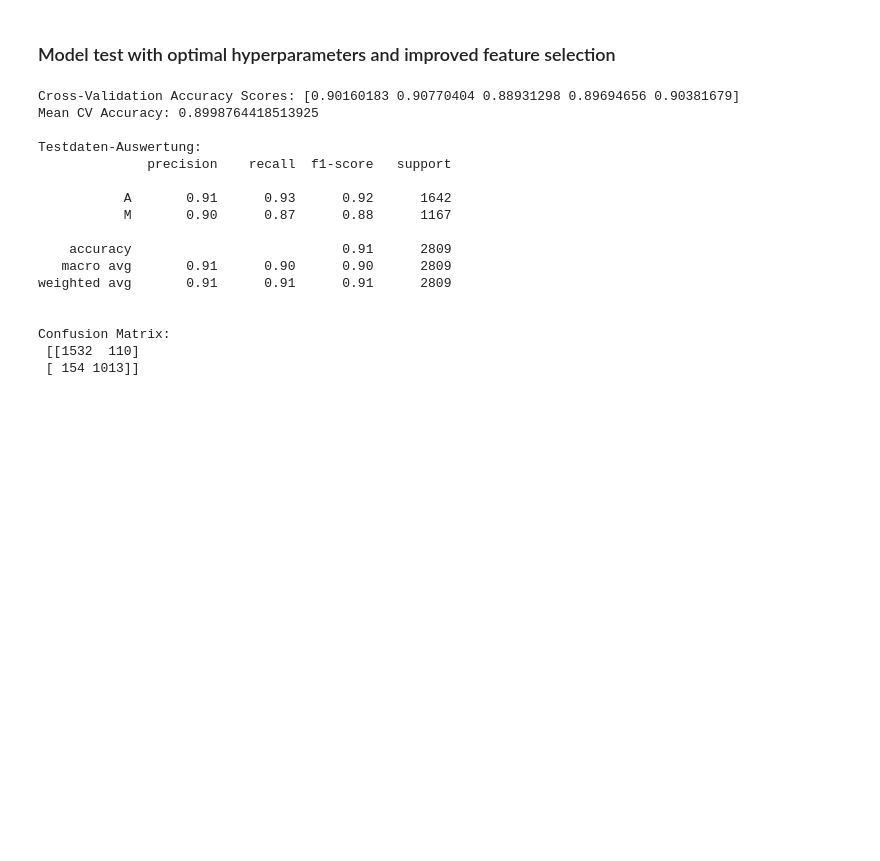
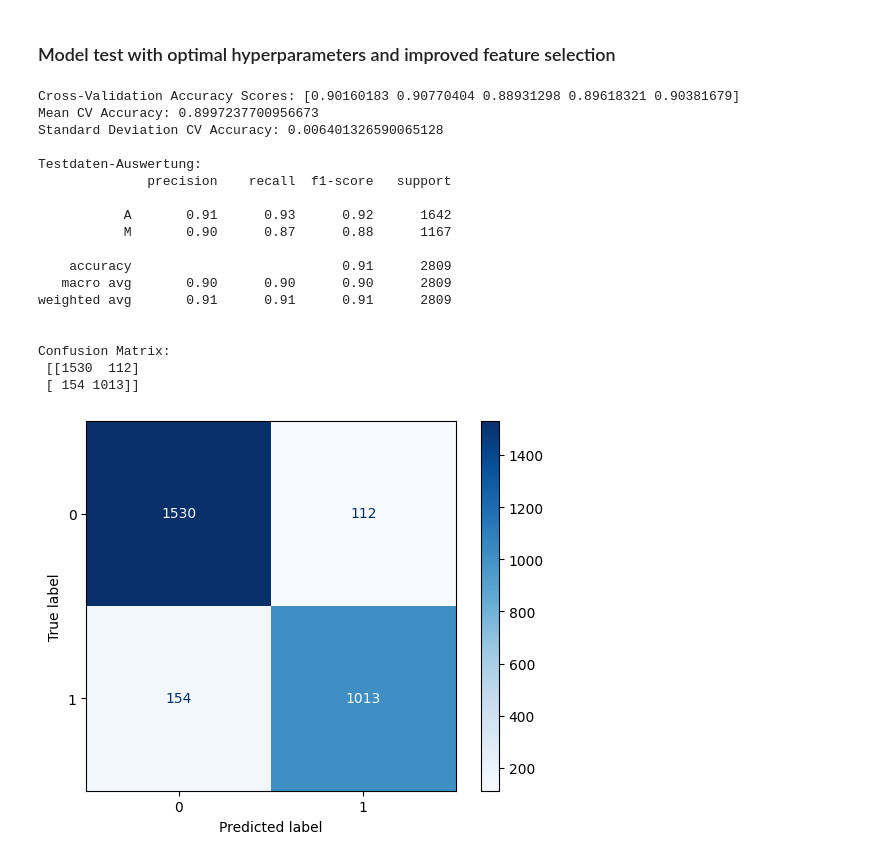
Before and after one commit to janikWa/RoadTrafficNoise, a Jupyter notebook: Daytime-Classification/Logistic_Regression_Model.ipynb, the cells around one changed output. Drawn from its saved outputs; the diff is of its cells as text; code cells hidden in the pictures; blank space fills up the shorter version.

Commit message:
model finalisations; matrix plot; grid search final

```diff
--- a/Daytime-Classification/Logistic_Regression_Model.ipynb
+++ b/Daytime-Classification/Logistic_Regression_Model.ipynb
@@ -319,15 +310,26 @@ from sklearn.model_selection import GridSearchCV
 # Pipeline mit StandardScaler und LogisticRegression
 pipeline = Pipeline([
     ('scaler', StandardScaler()),  # Schritt 1: Standardisierung
-    ('classifier', LogisticRegression(max_iter=2000, solver='saga', random_state=42))  # Schritt 2: Logistic Regression
+    ('classifier', LogisticRegression(max_iter=2000, random_state=42))  # Schritt 2: Logistic Regression
 ])
 
 # Hyperparameter für GridSearch
-param_grid = {
-    'classifier__penalty': ['l1', 'l2', 'elasticnet'],    # Regularisierungstypen
-    'classifier__C': [0.01, 0.1, 1, 10],                 # Regularisierungsstärke
-    'classifier__l1_ratio': [0.1, 0.5, 0.9]              # Nur für elasticnet relevant
-}
+param_grid = [
+    {"classifier__C": [0.01, 0.1, 1, 10, 100, 1000],
+     "classifier__penalty": ["l2"],
+     "classifier__solver": ["lbfgs", "sag", "saga"]},
+
+    {"classifier__C": [0.01, 0.1, 1, 10, 100, 1000],
+     "classifier__penalty": ["none"],
+     "classifier__solver": ["saga"]},
+
+    {"classifier__C": [0.01, 0.1, 1, 10, 100, 1000],
+     "classifier__penalty": ["elasticnet"],
+     "classifier__l1_ratio": [0.1, 0.5, 0.9],
+     "classifier__solver": ["saga"]}
+]
+
+
 
 # GridSearchCV mit Cross-Validation
 grid_search = GridSearchCV(
@@ -381,45 +383,54 @@ Confusion Matrix:
 # %%
 pipeline = Pipeline([
     ('scaler', StandardScaler()),  # Schritt 1: Standardisierung
-    ('classifier', LogisticRegression(C=1, # Schritt 2: Modell
-    l1_ratio=0.1,
-    penalty='l1',
+    ('classifier', LogisticRegression( # Schritt 2: Modell
     max_iter=2000,
+    C=1,
+    l1_ratio=0.9,
+    penalty='elasticnet',
     solver='saga',
     random_state=42 ))
 ])
 
 # Cross-Validation auf den Trainingsdaten
 cv_scores = cross_val_score(pipeline, X_train_improved, y_train_improved, cv=5, scoring='accuracy')
 
 # Pipeline trainieren auf dem gesamten Training-Set
 pipeline.fit(X_train_improved, y_train_improved)
 
 # Vorhersagen auf den Testdaten
 y_pred_improved = pipeline.predict(X_test_improved)
 
 # Ergebnisse ausgeben
 target_names = ['A', 'M']
 print("Cross-Validation Accuracy Scores:", cv_scores)
 print("Mean CV Accuracy:", np.mean(cv_scores))
+print("Standard Deviation CV Accuracy:", np.std(cv_scores))
+
 print("\nTestdaten-Auswertung:")
 print(classification_report(y_test_improved, y_pred_improved, target_names= target_names))
-print("\nConfusion Matrix:\n", confusion_matrix(y_test_improved, y_pred_improved))
+matrix = confusion_matrix(y_test_improved, y_pred_improved)
+print("\nConfusion Matrix:\n",matrix )
+display_cm_logreg = ConfusionMatrixDisplay(matrix)
+display_cm_logreg.plot(cmap=plt.cm.Blues)
+plt.show()
 # %% [output]
-Cross-Validation Accuracy Scores: [0.90160183 0.90770404 0.88931298 0.89694656 0.90381679]
-Mean CV Accuracy: 0.8998764418513925
+Cross-Validation Accuracy Scores: [0.90160183 0.90770404 0.88931298 0.89618321 0.90381679]
+Mean CV Accuracy: 0.8997237700956673
+Standard Deviation CV Accuracy: 0.006401326590065128
 
 Testdaten-Auswertung:
               precision    recall  f1-score   support
 
            A       0.91      0.93      0.92      1642
            M       0.90      0.87      0.88      1167
 
     accuracy                           0.91      2809
-   macro avg       0.91      0.90      0.90      2809
+   macro avg       0.90      0.90      0.90      2809
 weighted avg       0.91      0.91      0.91      2809
 
 
 Confusion Matrix:
- [[1532  110]
+ [[1530  112]
  [ 154 1013]]
+[figure, added]
```
Also changed, not shown: parts of 6 cells of this notebook, 2 other files.
